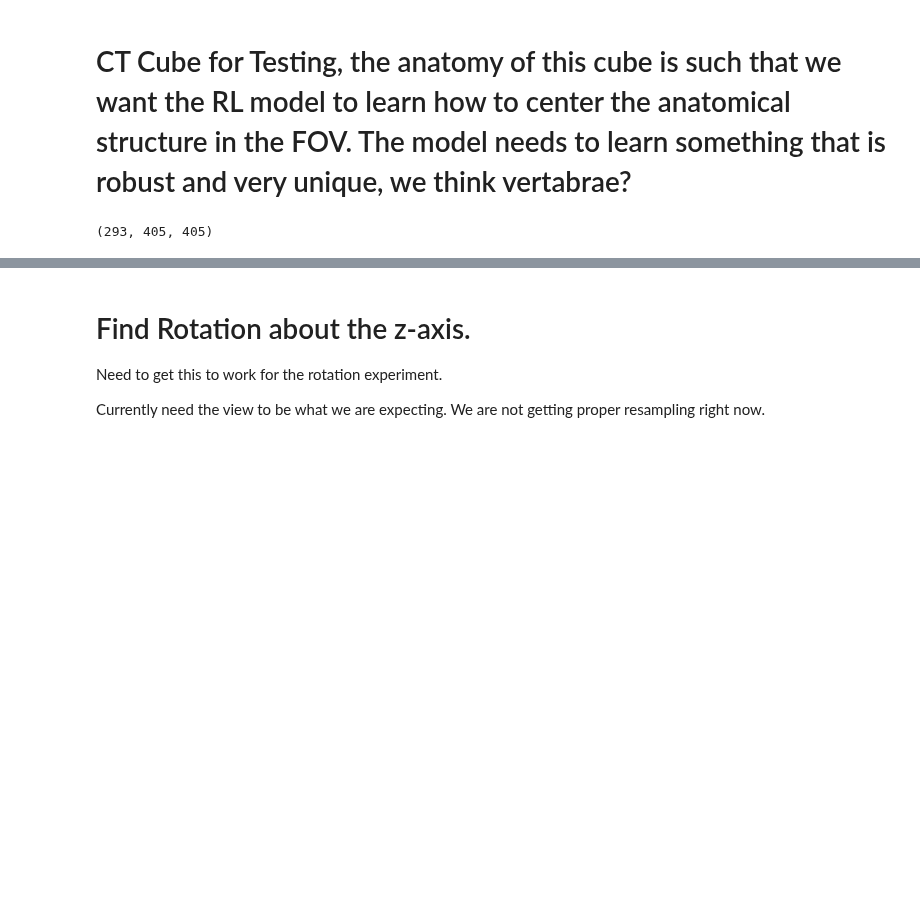
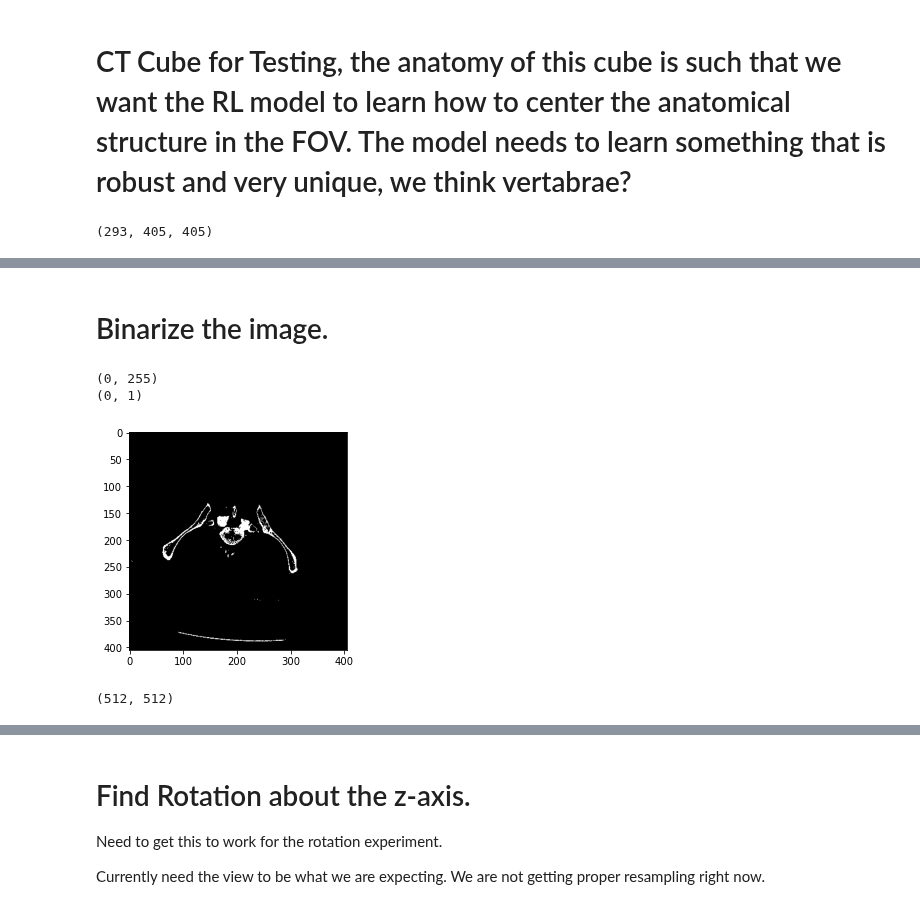
Before and after one commit to aasong113/CT_View_Planning_DeepRL, a Jupyter notebook: DQN/Deep_RL_CT_data_prep.ipynb, the cells around one changed output, grey strips where cells are left out. Cells and saved outputs as stored; diff of their text form; code cells hidden in the pictures; blank space fills up the shorter version.

```diff
--- a/DQN/Deep_RL_CT_data_prep.ipynb
+++ b/DQN/Deep_RL_CT_data_prep.ipynb
@@ -118,0 +123,2 @@ for i in range (ct_cube.shape[0]):
+# %% [markdown]
+# Binarize the image.
@@ -118,0 +145,21 @@ for i in range (ct_cube.shape[0]):
+# %%
+ct_slice = ct[177]
+
+I = ct_slice
+I8 = (((I - I.min()) / (I.max() - I.min())) * 255.9).astype(np.uint8)
+
+img = Image.fromarray(I8)
+print(img.getextrema())
+img = img.point(lambda p: p > 160)
+print(img.getextrema())
+
+plt.imshow(img, cmap ='gray')
+plt.show()
+#cadaver_mask = img > 0.6
+#cadaver_mask.save(CT_save_path + f"\gray_scale_slice_{count}.png")
+#plt.imsave(CT_save_path + f"\cadaver_slice_{count}.png", ct_slice)
+#count = count+1
+# %% [output]
+(0, 255)
+(0, 1)
+[figure, added]
@@ -118,0 +174,8 @@ for i in range (ct_cube.shape[0]):
+# %%
+camera = data.camera()
+print(camera.shape)
+# perform otsu thresholding.
+val = filters.threshold_otsu(camera)
+mask = camera < val
+# %% [output]
+(512, 512)
```
Also changed, not shown: parts of 9 cells of this notebook, 3 other files.
